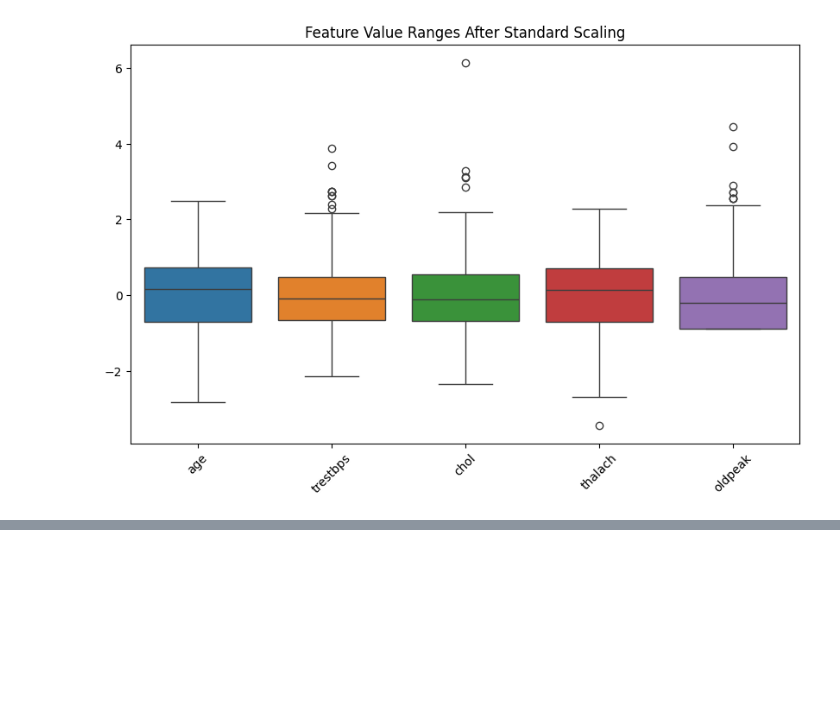
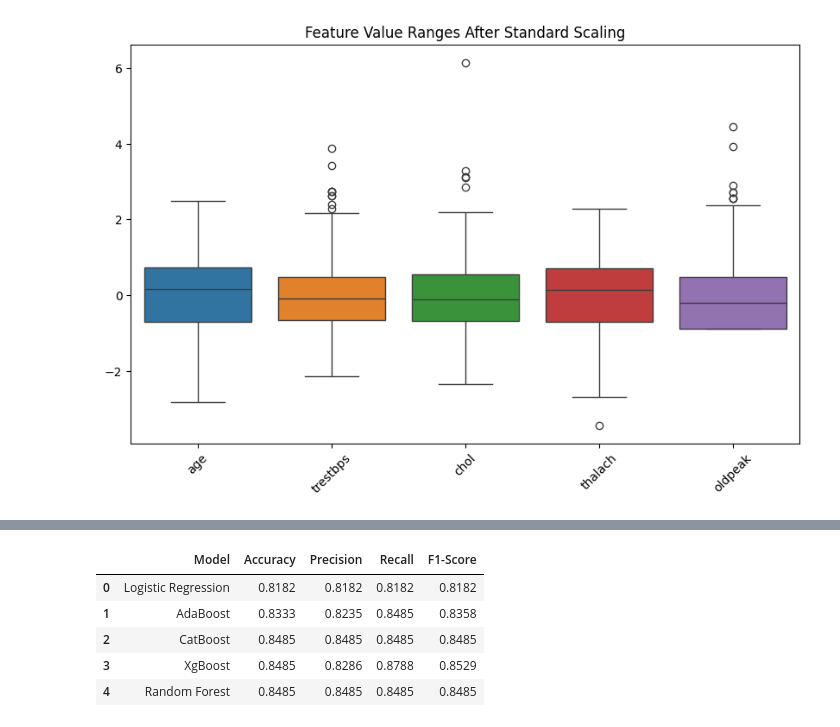
Before and after one commit to sb24ragnar/HearHealthPredictor, a Jupyter notebook: Heart.ipynb, the cells around one changed output, grey strips where cells are left out. Drawn from its saved outputs; the diff is of its cells as text; code cells hidden in the pictures; blank space fills up the shorter version.

```diff
--- a/Heart.ipynb
+++ b/Heart.ipynb
@@ -295,0 +245,27 @@ with open("shap_values.pkl", "wb") as f:
+# %%
+results = []
+
+for name, model in models.items():
+    model.fit(X_train, y_train)
+    y_pred = model.predict(X_test)
+    y_prob = model.predict_proba(X_test)[:, 1] if hasattr(model, "predict_proba") else None
+
+    acc = accuracy_score(y_test, y_pred)
+    auc = roc_auc_score(y_test, y_prob) if y_prob is not None else None
+    results.append({
+        "Model": name,
+        "Accuracy": round(acc, 4),
+        #"AUC": round(auc, 4) if auc else "-",
+        "Precision": round(classification_report(y_test, y_pred, output_dict=True)["1"]["precision"], 4),
+        "Recall": round(classification_report(y_test, y_pred, output_dict=True)["1"]["recall"], 4),
+        "F1-Score": round(classification_report(y_test, y_pred, output_dict=True)["1"]["f1-score"], 4)
+    })
+results_df = pd.DataFrame(results).sort_values(by="Accuracy", ascending=True)
+display(results_df)
+# %% [output]
+|  | Model | Accuracy | Precision | Recall | F1-Score |
+| 0 | Logistic Regression | 0.8182 | 0.8182 | 0.8182 | 0.8182 |
+| 1 | AdaBoost | 0.8333 | 0.8235 | 0.8485 | 0.8358 |
+| 2 | CatBoost | 0.8485 | 0.8485 | 0.8485 | 0.8485 |
+| 3 | XgBoost | 0.8485 | 0.8286 | 0.8788 | 0.8529 |
+| 4 | Random Forest | 0.8485 | 0.8485 | 0.8485 | 0.8485 |
```
Also changed, not shown: parts of 21 cells of this notebook.
